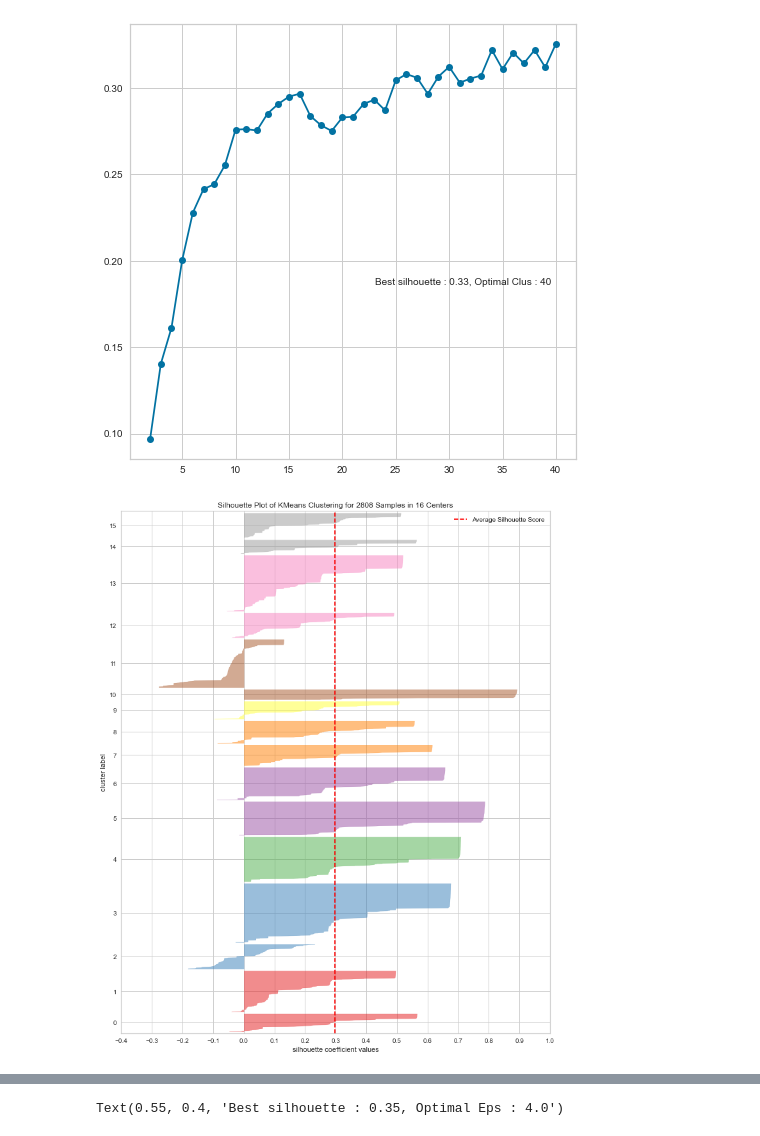
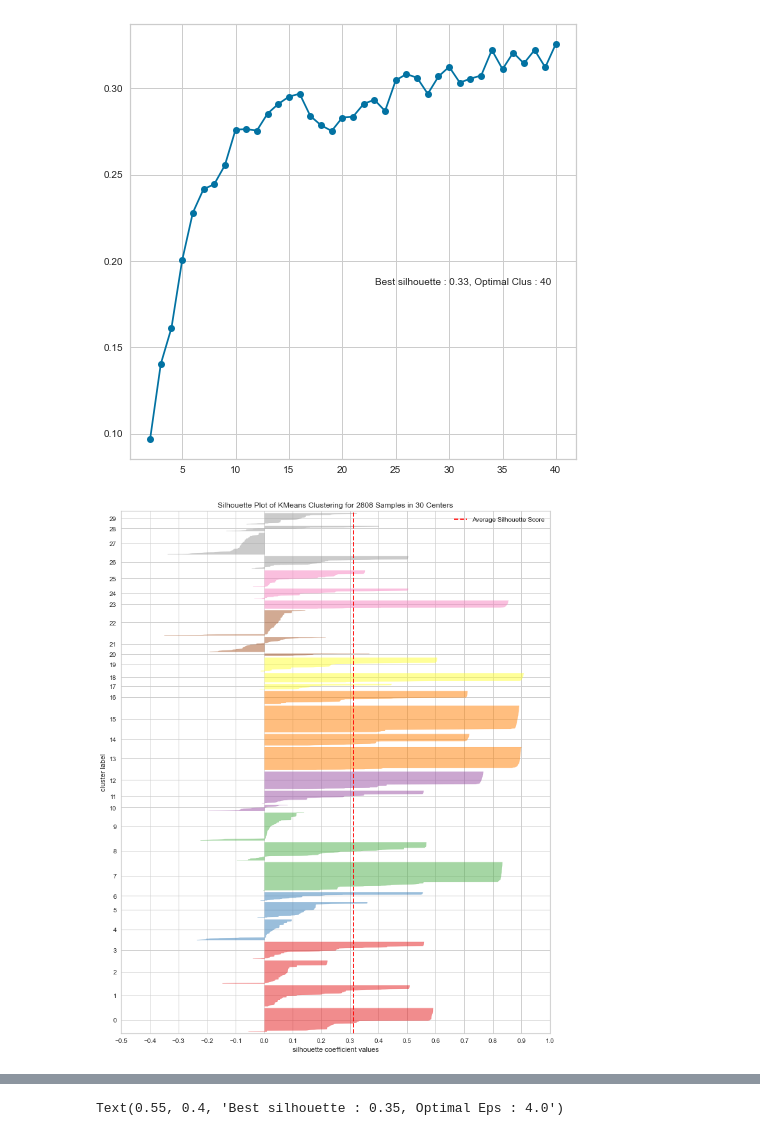
Before and after one commit to NicoJanko/Projet_5_OPC, a Jupyter notebook: Projet5_Explo.ipynb, the cells around one changed output, grey strips where cells are left out. Saved outputs shown, nothing was run; the diff lists cells and outputs as text; code cells hidden in the pictures.

```diff
--- a/Projet5_Explo.ipynb
+++ b/Projet5_Explo.ipynb
@@ -297,13 +326,14 @@ ax.text(0.55,0.4,'Best silhouette : {:.2f}, Optimal Clus : {}'.format(max_sil, i
 Text(0.55, 0.4, 'Best silhouette : 0.33, Optimal Clus : 40')
 [figure]
 # %%
-clus = cluster.KMeans(n_clusters = 16, random_state = 38)
+clus = cluster.KMeans(n_clusters = 30, random_state = 38)
 clus.fit(x_scale)
 
 fig, ax = plt.subplots(figsize = (12,15))
 visualizer = SilhouetteVisualizer(clus, ax=ax)
 visualizer.fit(x_scale)
 visualizer.finalize()# Fit the data to the visualizer
+plt.savefig('cluster_visualizer.png', bbox_inches = 'tight')
 plt.show()
 # %% [output]
-[figure, old version]
+[figure, new version]
```
Also changed, not shown: parts of 19 cells of this notebook, 20 other files.
